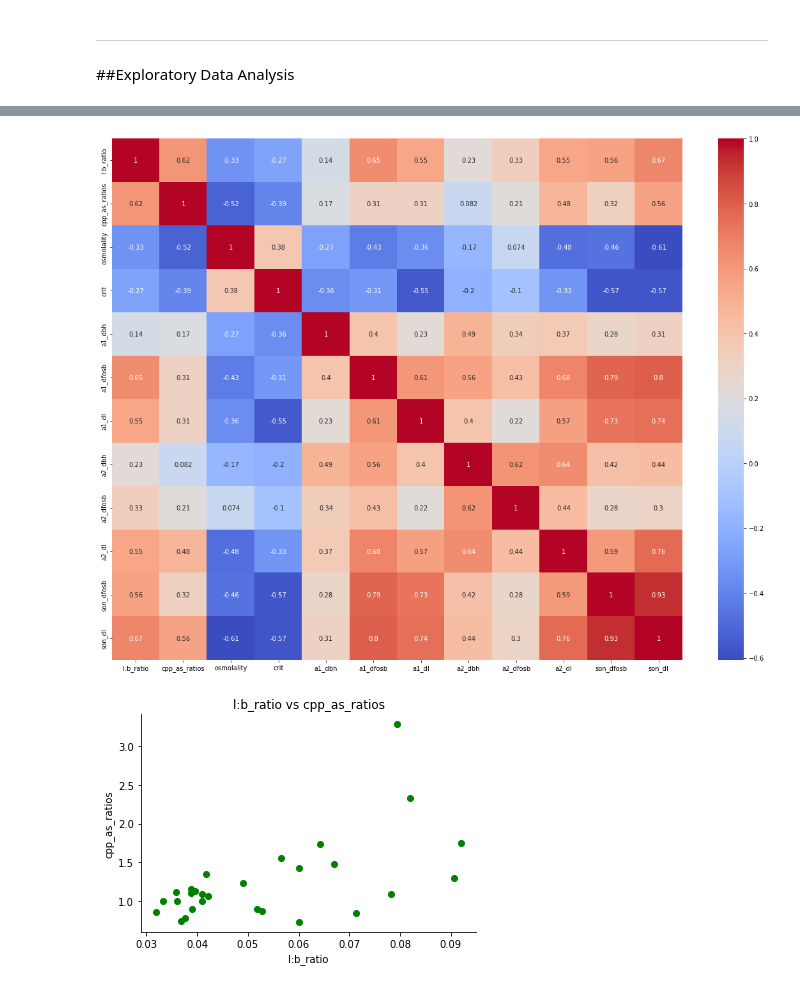
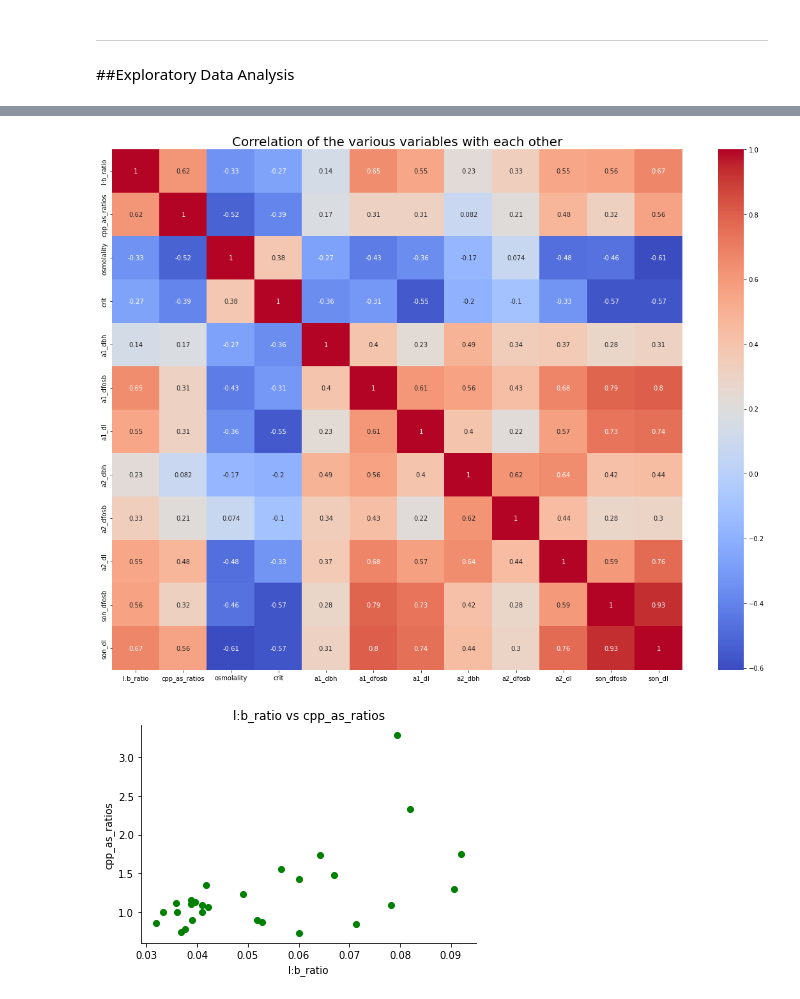
Before and after one commit to Delonix7/My_Data_Science_Projects, a Jupyter notebook: PhD_Project.ipynb, the cells around one changed output, grey strips where cells are left out. Saved outputs shown, nothing was run; the diff lists cells and outputs as text; code cells hidden in the pictures.

```diff
--- a/PhD_Project.ipynb
+++ b/PhD_Project.ipynb
@@ -166,9 +166,10 @@ sap_project_data_pair.corr()
 # %%
 fig, ax = plt.subplots(figsize= (20,15))
 sns.heatmap(sap_project_data_pair.dropna().corr(), annot = True, cmap = 'coolwarm')
+plt.title("Correlation of the various variables with each other", size = 20)
 plt.show()
 # %% [output]
-[figure, old version]
+[figure, new version]
 # %%
 def draw_scatter(x, y, data):
   plt.scatter(x = data[x], y = data[y], color = 'green' )
```
Also changed, not shown: parts of 3 cells of this notebook.
